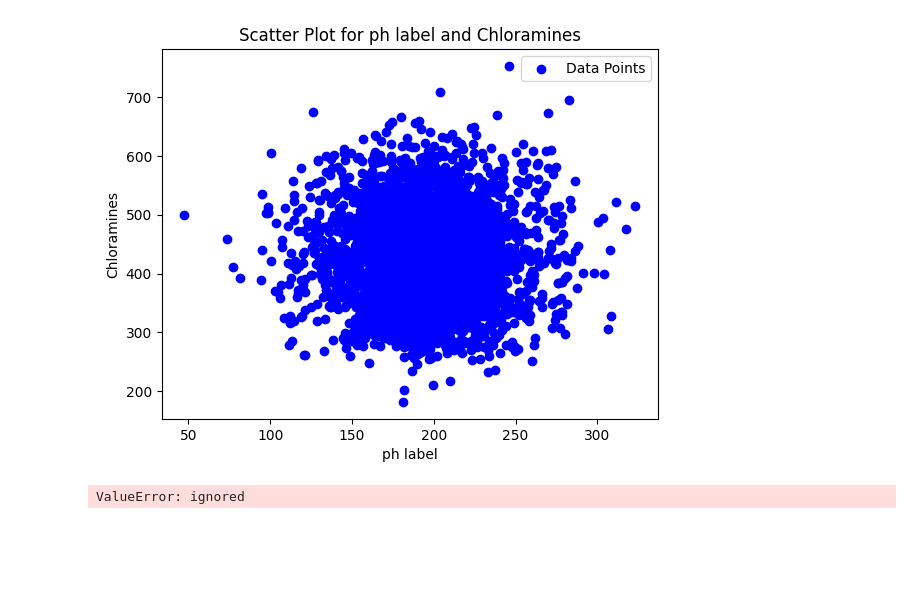
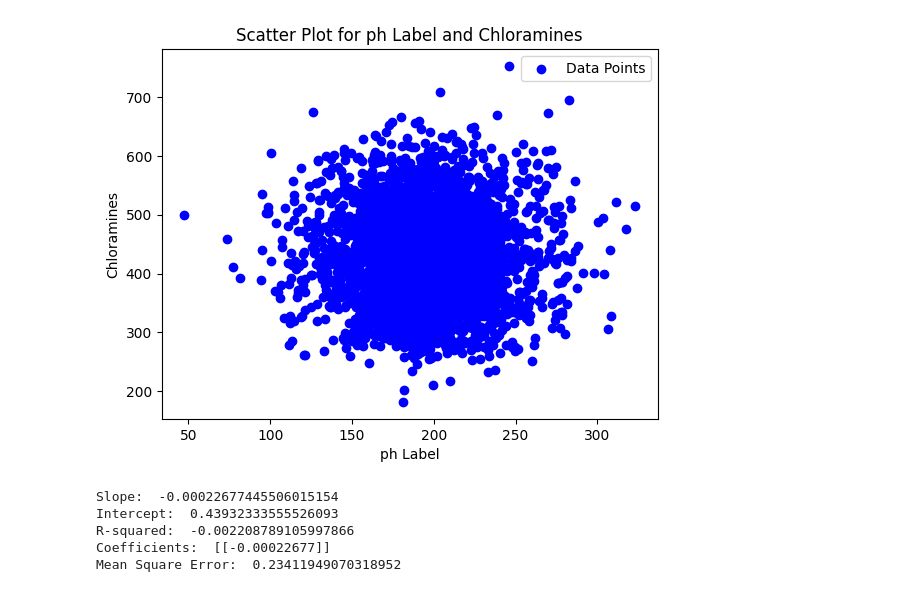
Before and after one commit to KeerthanaAjith/Machile-Learning-LAB-1-Assignment, a Jupyter notebook: Lab_6_Assignment.ipynb, the cells around one changed output. Saved outputs shown, nothing was run; the diff lists cells and outputs as text; code cells hidden in the pictures; blank space fills up the shorter version.

```diff
--- a/Lab_6_Assignment.ipynb
+++ b/Lab_6_Assignment.ipynb
@@ -28,19 +31,16 @@ df.sample(20)
 # %%
 x = df['Hardness']
 y = df['Conductivity']
 
-# Create a scatter plot
+# Creating a scatter plot
 plt.scatter(x, y, label='Data Points', color='blue', marker='o')
+# labels
+plt.xlabel('ph Label')
+plt.ylabel('Chloramines')
+plt.title('Scatter Plot for ph Label and Chloramines')
 
-# Add labels and a title
-plt.xlabel('ph label')
-plt.ylabel('Chloramines')
-plt.title('Scatter Plot for ph label and Chloramines')
-
-# Add a legend (if needed)
+# Adding a legend
 plt.legend()
-
-# Show the plot
 plt.show()
 # %% [output]
-[figure, old version]
+[figure, new version]
@@ -48,25 +50,26 @@ plt.show()
 from sklearn.model_selection import train_test_split
 from sklearn.linear_model import LinearRegression
 from sklearn.metrics import mean_squared_error
-# %%
-X = df['Solids']
-y = df['Potability']
-# Split the dataset into training and testing sets. This allows you to evaluate the model's performance on unseen data.
-X_train, X_test, y_train, y_test = train_test_split(X, y, test_size=0.2, random_state=42)
-
-# Create and Train the Linear Regression Model:
-# Create a Linear Regression model and fit it to for training data.
-model = LinearRegression()
-model.fit(X_train, y_train)
-
-# Useing the trained model to make predictions on the test data
-y_pred = model.predict(X_test)
-
-
-# Calculate the Mean Squared Error (MSE):
-# Calculate the MSE to evaluate the model's performance. The MSE measures the average squared difference between the actual and predicted values.
-
-mse = mean_squared_error(y_test, y_pred)
-print(f"Mean Squared Error: {mse}")
-# %% [output]
-ValueError: ignored
+# %%
+X = df['Hardness'].values.reshape(-1, 1)
+y = df['Potability'].values.reshape(-1, 1)
+
+# Splitting the dataset into training and testing sets
+X_train, X_test, y_train, y_test = train_test_split(X, y, test_size=0.2, random_state=0)
+
+mod = LinearRegression()
+mod.fit(X_train, y_train)
+y_pred = mod.predict(X_test)
+mse = mean_squared_error(y_test, y_pred)
+
+print("Slope: ", mod.coef_[0][0])
+print("Intercept: ", mod.intercept_[0])
+print("R-squared: ", mod.score(X_test, y_test))
+print("Coefficients: ", mod.coef_)
+print("Mean Square Error: ", mse)
+# %% [output]
+Slope:  -0.00022677445506015154
+Intercept:  0.43932333555526093
+R-squared:  -0.002208789105997866
+Coefficients:  [[-0.00022677]]
+Mean Square Error:  0.23411949070318952
```
Also changed, not shown: parts of 7 cells of this notebook.
